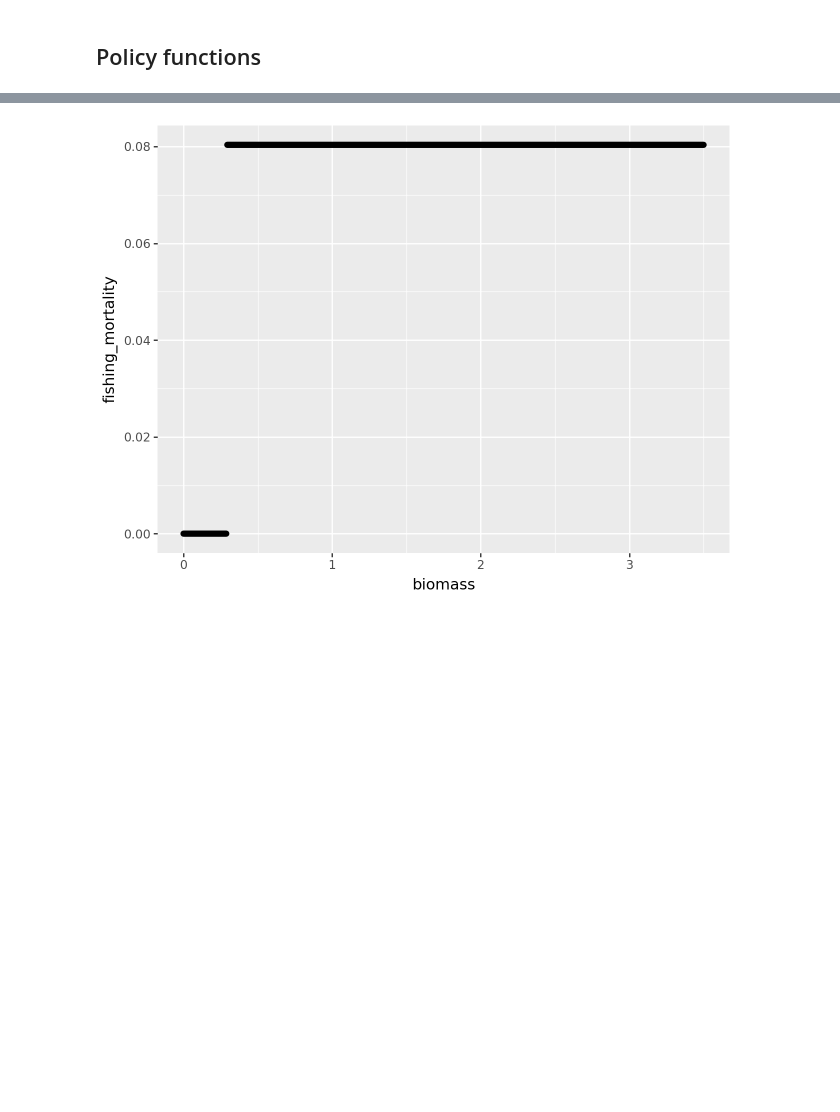
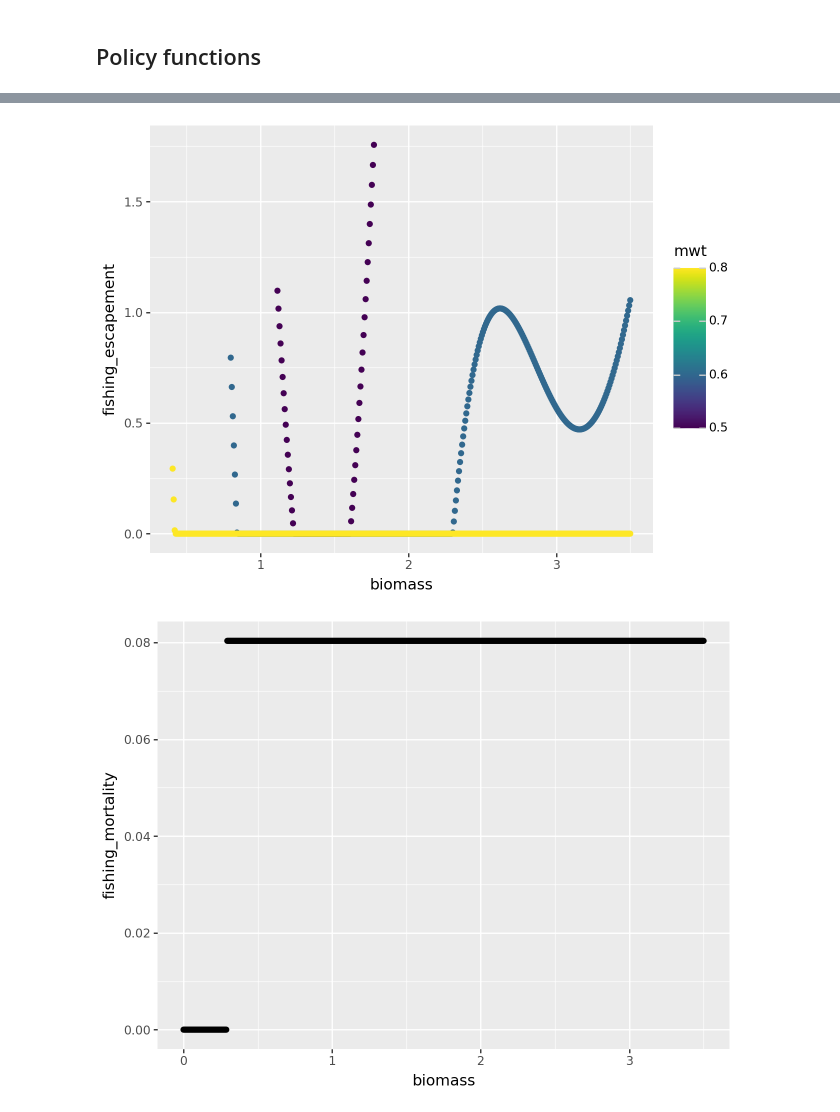
Before and after one commit to petebachant/rl4fisheries, a Jupyter notebook: notebooks/result_plots.ipynb, the cells around one changed output, grey strips where cells are left out. Drawn from its saved outputs; the diff is of its cells as text; code cells hidden in the pictures; blank space fills up the shorter version.

```diff
--- a/notebooks/result_plots.ipynb
+++ b/notebooks/result_plots.ipynb
@@ -294,6 +338,15 @@ ppo2_df = pd.concat(
      ppo2_df_mwt5,
     ]
 )
+
+ppoEsc_df = pd.concat(
+    [ppoEsc_df_mwt1,
+     ppoEsc_df_mwt2,
+     ppoEsc_df_mwt3,
+     ppoEsc_df_mwt4,
+     ppoEsc_df_mwt5,
+    ]
+)
 # %%
 ggplot(
     ppo1_df,
@@ -311,3 +364,15 @@ ggplot(
+# %%
+
+ppoEsc_where_it_matters = (
+    ppoEsc_df[ppoEsc_df.fishing_escapement < ppoEsc_df.biomass]
+)
+
+ggplot(
+    ppoEsc_where_it_matters,
+    aes(x='biomass', y='fishing_escapement', color='mwt')
+)+geom_point()
+# %% [output]
+[figure, added]
 # %%
 ggplot(
     cr_df,
```
Also changed, not shown: parts of 14 cells of this notebook, 1 other file.
